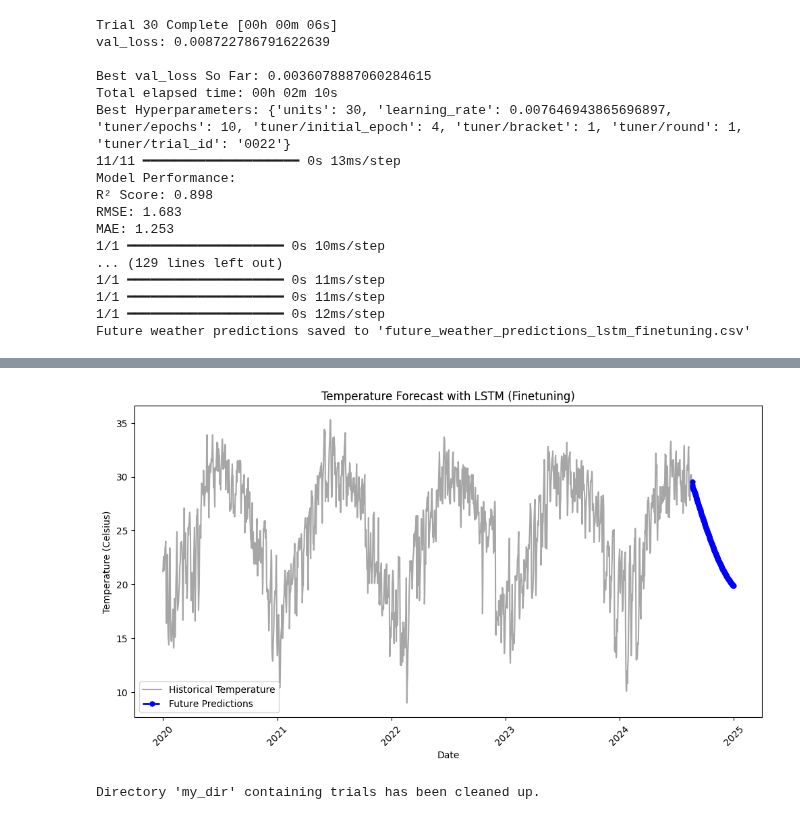
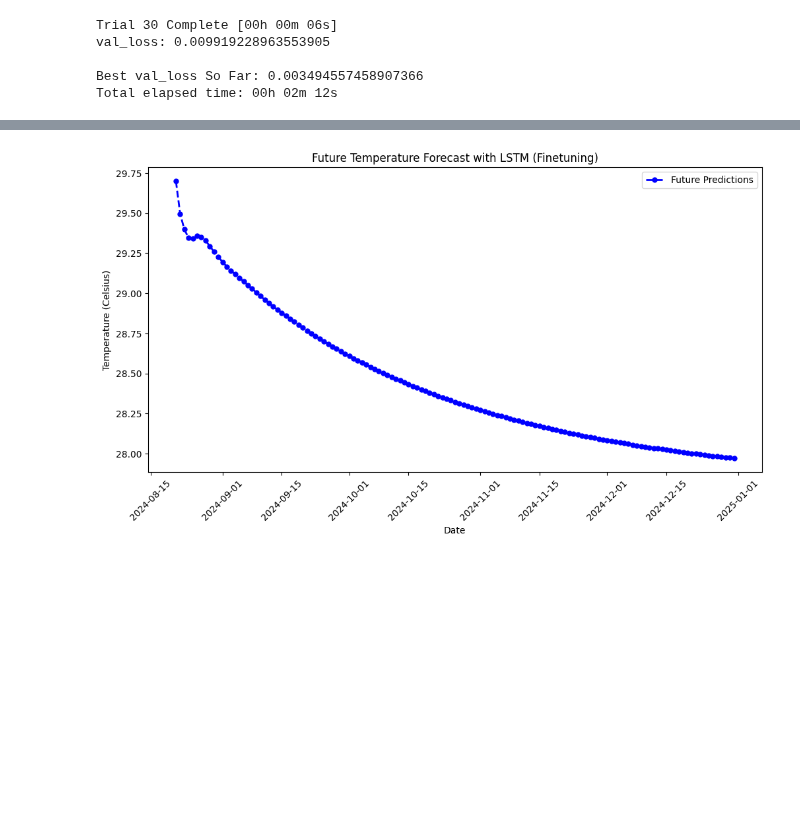
Before and after one commit to lbibi1805-dot/ML_WEATHER_PREDICTION, a Jupyter notebook: test_LTST Memory/FineTuning.ipynb, the cells around one changed output, grey strips where cells are left out. Saved outputs shown, nothing was run; the diff lists cells and outputs as text; code cells hidden in the pictures; blank space fills up the shorter version.

Commit message:
Refine LSTM

```diff
--- a/test_LTST Memory/FineTuning.ipynb
+++ b/test_LTST Memory/FineTuning.ipynb
@@ -4,7 +4,7 @@ import numpy as np
 import matplotlib.pyplot as plt
 from sklearn.preprocessing import MinMaxScaler
 from sklearn.metrics import mean_squared_error, mean_absolute_error, r2_score
-from tensorflow.keras.models import Sequential
+from tensorflow.keras.models import Sequential, save_model, load_model
 from tensorflow.keras.layers import LSTM, Dense
 from tensorflow.keras.optimizers import Adam
 import tensorflow as tf
@@ -76,6 +76,9 @@ best_model = tuner.get_best_models(num_models=1)[0]
 best_hp = tuner.get_best_hyperparameters(num_trials=1)[0]
 
 print(f"Best Hyperparameters: {best_hp.values}")
+model_path = 'best_weather_model.h5'
+best_model.save(model_path)
+best_model = load_model(model_path)
 
 # Step 7: Evaluate the model
 predictions = best_model.predict(X_test)  # Make predictions on the test set
@@ -86,9 +89,7 @@ y_test_inv = scaler.inverse_transform(y_test.reshape(-1, 1))  # Inverse transfor
 rmse = np.sqrt(mean_squared_error(y_test_inv, predictions))  # Calculate RMSE
 mae = mean_absolute_error(y_test_inv, predictions)  # Calculate MAE
 r2 = r2_score(y_test_inv, predictions)  # Calculate R² Score
-
-print(f"Model Performance:")
-print(f"R² Score: {r2:.3f}")
+print(f"R^2 Score: {r2:.3f}")
 print(f"RMSE: {rmse:.3f}")
 print(f"MAE: {mae:.3f}")
 
@@ -118,35 +119,21 @@ future_results_df = pd.DataFrame({
 future_results_df.to_csv('future_weather_predictions_lstm_finetuning.csv', index=False)
 print("Future weather predictions saved to 'future_weather_predictions_lstm_finetuning.csv'")
 
-# Step 10: Plot the historical and future predicted temperatures
+# Step 10: Plot only the future predicted temperatures
 plt.figure(figsize=(12, 6))
-plt.plot(data.index, temperature, color='gray', label='Historical Temperature', alpha=0.7)  # Plot historical data
 plt.plot(future_dates, future_predictions_inv, color='blue', marker='o', linestyle='dashed', linewidth=2, markersize=5, label='Future Predictions')  # Plot future predictions
 plt.xlabel('Date')
 plt.ylabel('Temperature (Celsius)')
-plt.title('Temperature Forecast with LSTM (Finetuning)')
+plt.title('Future Temperature Forecast with LSTM (Finetuning)')
 plt.xticks(rotation=45)
 plt.legend()
 plt.show()
 
 # Cleanup: Remove the directory containing the trials
 shutil.rmtree('my_dir')
-print("Directory 'my_dir' containing trials has been cleaned up.")
 # %% [output]
 Trial 30 Complete [00h 00m 06s]
-val_loss: 0.008722786791622639
+val_loss: 0.009919228963553905
 
-Best val_loss So Far: 0.0036078887060284615
-Total elapsed time: 00h 02m 10s
-Best Hyperparameters: {'units': 30, 'learning_rate': 0.007646943865696897, 'tuner/epochs': 10, 'tuner/initial_epoch': 4, 'tuner/bracket': 1, 'tuner/round': 1, 'tuner/trial_id': '0022'}
-11/11 ━━━━━━━━━━━━━━━━━━━━ 0s 13ms/step
-Model Performance:
-R² Score: 0.898
-RMSE: 1.683
-MAE: 1.253
-1/1 ━━━━━━━━━━━━━━━━━━━━ 0s 10ms/step
-... (129 lines left out)
-1/1 ━━━━━━━━━━━━━━━━━━━━ 0s 11ms/step
-1/1 ━━━━━━━━━━━━━━━━━━━━ 0s 11ms/step
-1/1 ━━━━━━━━━━━━━━━━━━━━ 0s 12ms/step
-Future weather predictions saved to 'future_weather_predictions_lstm_finetuning.csv'
+Best val_loss So Far: 0.003494557458907366
+Total elapsed time: 00h 02m 12s
@@ -153,2 +159 @@ Future weather predictions saved to 'future_weather_predictions_lstm_finetuning.
-[figure, old version]
+[figure, new version]
-Directory 'my_dir' containing trials has been cleaned up.
```
Also changed, not shown: parts of 1 cell of this notebook, 4 other files.
